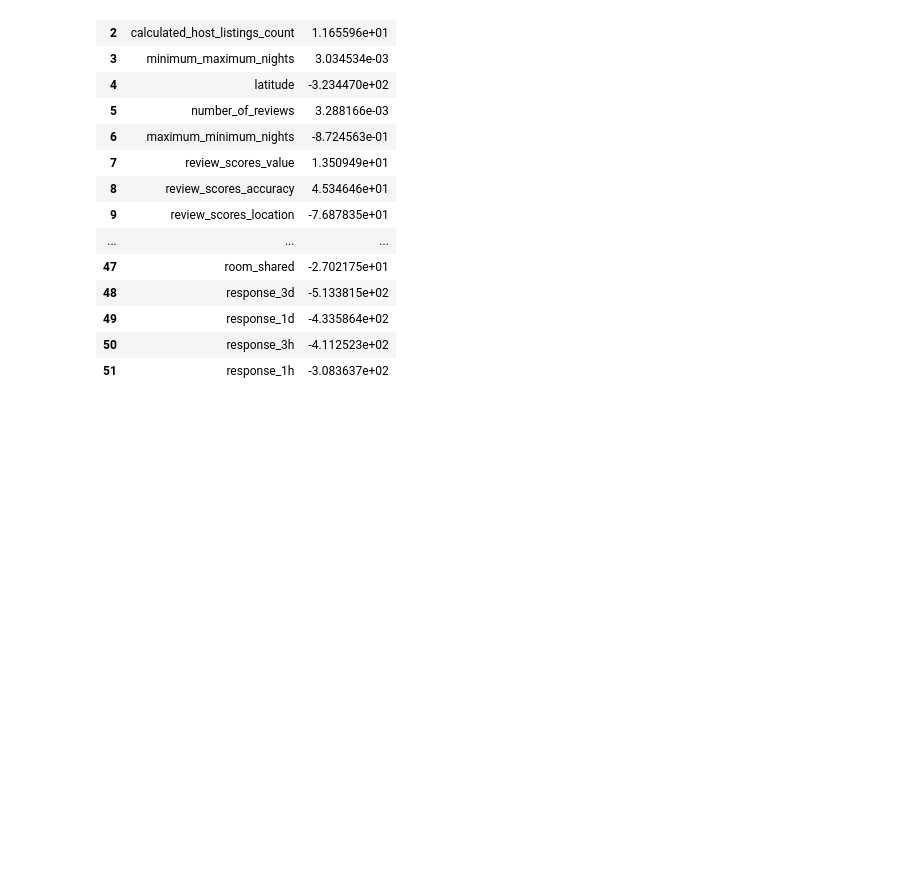
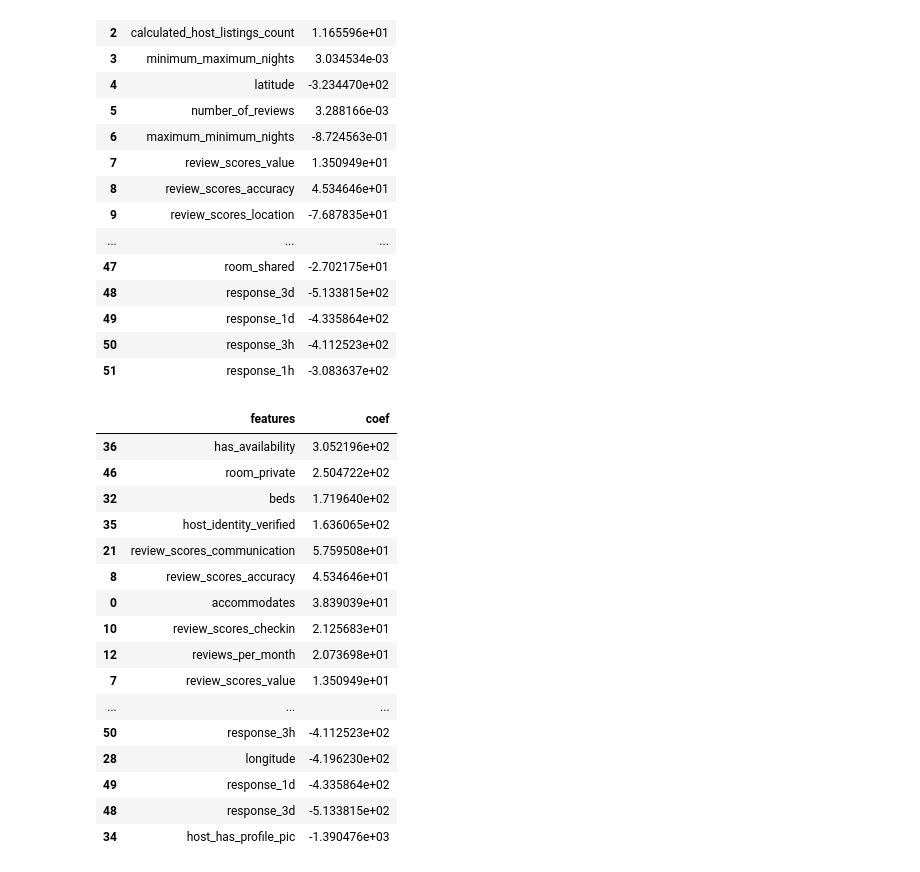
Before and after one commit to HongSeongMo/Airbnb, a Jupyter notebook: Copy_of_Copy_of_airbnb_lecture_5.ipynb, the cells around one changed output. Drawn from its saved outputs; the diff is of its cells as text; code cells hidden in the pictures; blank space fills up the shorter version.

```diff
--- a/Copy_of_Copy_of_airbnb_lecture_5.ipynb
+++ b/Copy_of_Copy_of_airbnb_lecture_5.ipynb
@@ -353,3 +353,24 @@ coef_df
 | 49 | response_1d | -4.335864e+02 |
 | 50 | response_3h | -4.112523e+02 |
 | 51 | response_1h | -3.083637e+02 |
+# %%
+coef_df = coef_df.sort_values('coef', ascending= False) #내림차순 정렬
+coef_df
+# %% [output]
+|  | features | coef |
+| 36 | has_availability | 3.052196e+02 |
+| 46 | room_private | 2.504722e+02 |
+| 32 | beds | 1.719640e+02 |
+| 35 | host_identity_verified | 1.636065e+02 |
+| 21 | review_scores_communication | 5.759508e+01 |
+| 8 | review_scores_accuracy | 4.534646e+01 |
+| 0 | accommodates | 3.839039e+01 |
+| 10 | review_scores_checkin | 2.125683e+01 |
+| 12 | reviews_per_month | 2.073698e+01 |
+| 7 | review_scores_value | 1.350949e+01 |
+| ... | ... | ... |
+| 50 | response_3h | -4.112523e+02 |
+| 28 | longitude | -4.196230e+02 |
+| 49 | response_1d | -4.335864e+02 |
+| 48 | response_3d | -5.133815e+02 |
+| 34 | host_has_profile_pic | -1.390476e+03 |
```
Also changed, not shown: parts of 15 cells of this notebook.
